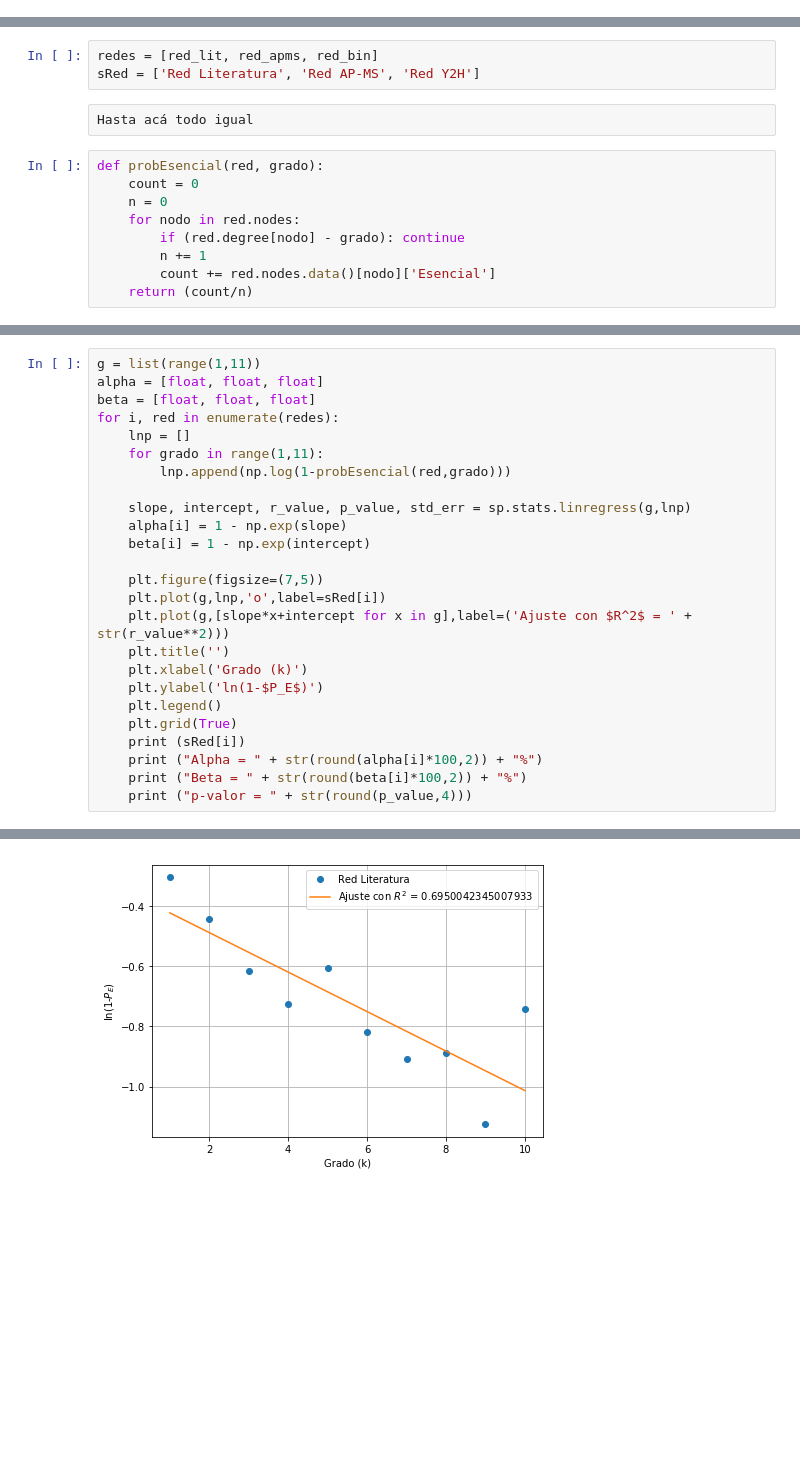
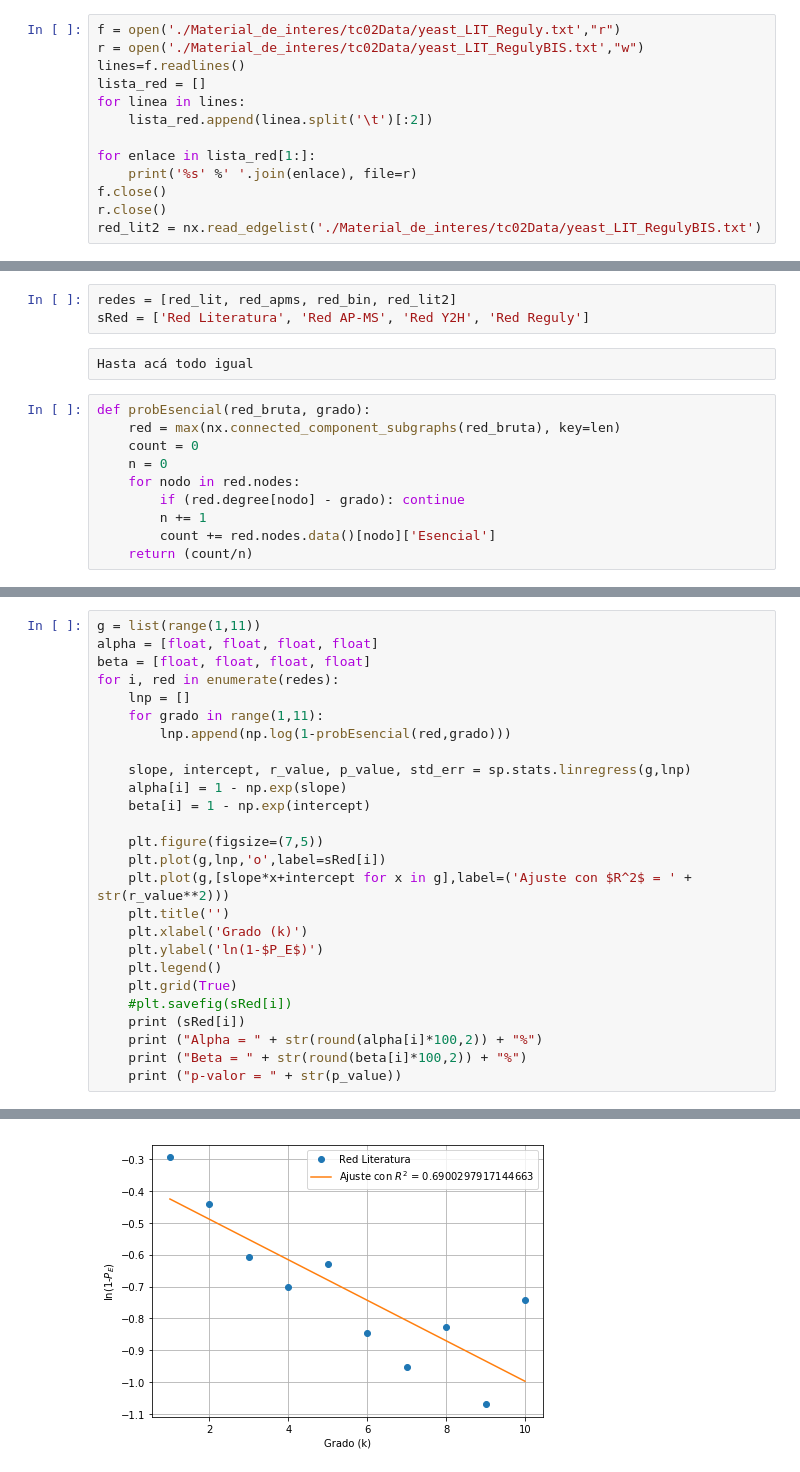
Before and after one commit to allshaks/TP2, a Jupyter notebook: Fig2bHe.ipynb, the cells around one changed output, grey strips where cells are left out. Cells and saved outputs as stored; diff of their text form; blank space fills up the shorter version.

```diff
--- a/Fig2bHe.ipynb
+++ b/Fig2bHe.ipynb
@@ -19,6 +19,19 @@ from random import choice
 red_lit = nx.read_edgelist('./Material_de_interes/tc02Data/yeast_LIT.txt')
 red_apms = nx.read_edgelist('./Material_de_interes/tc02Data/yeast_AP-MS.txt')
 red_bin = nx.read_edgelist('./Material_de_interes/tc02Data/yeast_Y2H.txt')
+# %%
+f = open('./Material_de_interes/tc02Data/yeast_LIT_Reguly.txt',"r")
+r = open('./Material_de_interes/tc02Data/yeast_LIT_RegulyBIS.txt',"w")
+lines=f.readlines()
+lista_red = []
+for linea in lines:
+    lista_red.append(linea.split('\t')[:2])
+
+for enlace in lista_red[1:]:
+    print('%s' %' '.join(enlace), file=r)
+f.close()
+r.close()
+red_lit2 = nx.read_edgelist('./Material_de_interes/tc02Data/yeast_LIT_RegulyBIS.txt')
 # %%
 escenciales = open('./Datos/Essential_ORFs_paperHe2.txt')
 lista_escenciales = []
@@ -45,10 +59,11 @@ nodos_esenciales(red_apms)
 # %%
-redes = [red_lit, red_apms, red_bin]
-sRed = ['Red Literatura', 'Red AP-MS', 'Red Y2H']
+redes = [red_lit, red_apms, red_bin, red_lit2]
+sRed = ['Red Literatura', 'Red AP-MS', 'Red Y2H', 'Red Reguly']
 # %% [raw]
 Hasta acá todo igual
 # %%
-def probEsencial(red, grado):
+def probEsencial(red_bruta, grado):
+    red = max(nx.connected_component_subgraphs(red_bruta), key=len)
     count = 0
     n = 0
     for nodo in red.nodes:
@@ -77,8 +93,8 @@ def contarPares(red, alpha, beta):
     return [numPares, numParesTipo, probMismoTipo]
 # %%
 g = list(range(1,11))
-alpha = [float, float, float]
-beta = [float, float, float]
+alpha = [float, float, float, float]
+beta = [float, float, float, float]
 for i, red in enumerate(redes):
     lnp = []
     for grado in range(1,11):
@@ -96,9 +112,10 @@ for i, red in enumerate(redes):
     plt.ylabel('ln(1-$P_E$)')
     plt.legend()
     plt.grid(True)
+    #plt.savefig(sRed[i])
     print (sRed[i])
     print ("Alpha = " + str(round(alpha[i]*100,2)) + "%")
     print ("Beta = " + str(round(beta[i]*100,2)) + "%")
-    print ("p-valor = " + str(round(p_value,4)))
+    print ("p-valor = " + str(p_value))
 # %% [output]
 Red Literatura
@@ -116 +137 @@ p-valor = 0.2125
-[figure, old version]
+[figure, new version]
```
Also changed, not shown: parts of 4 cells of this notebook.
